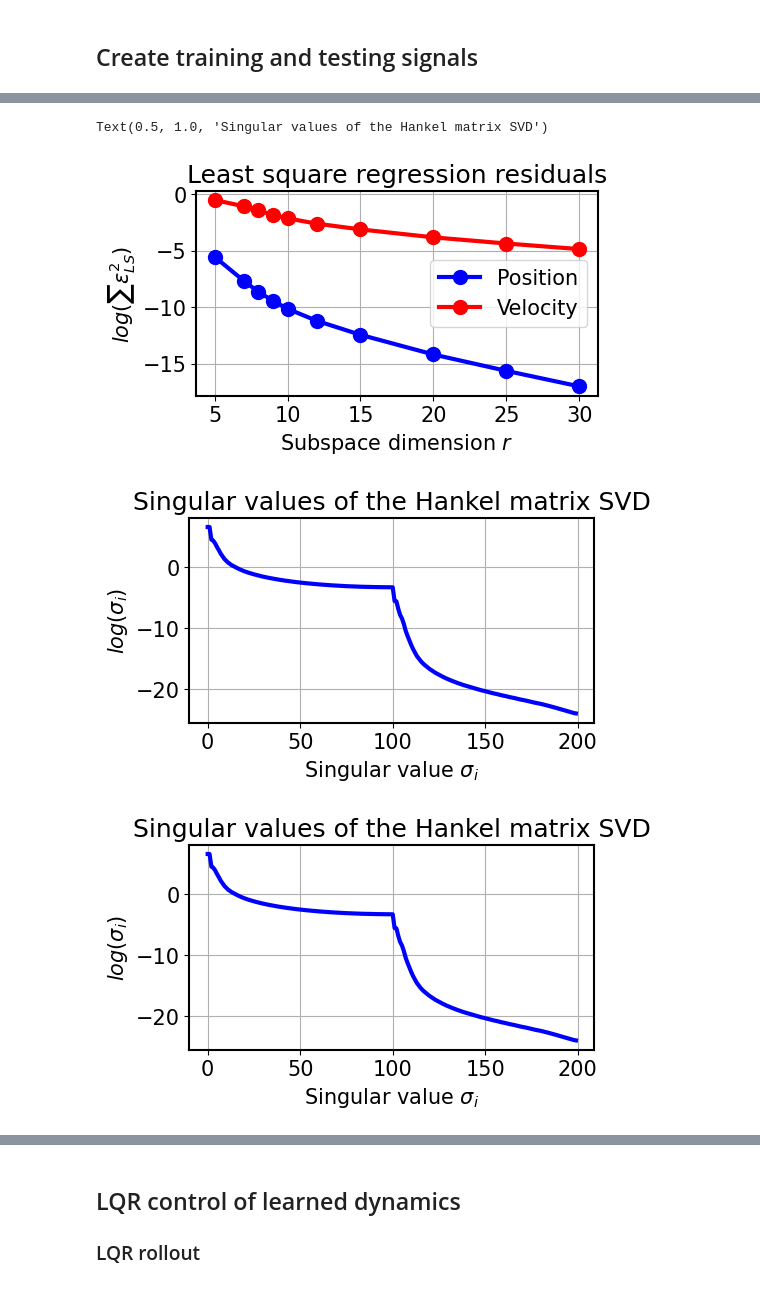
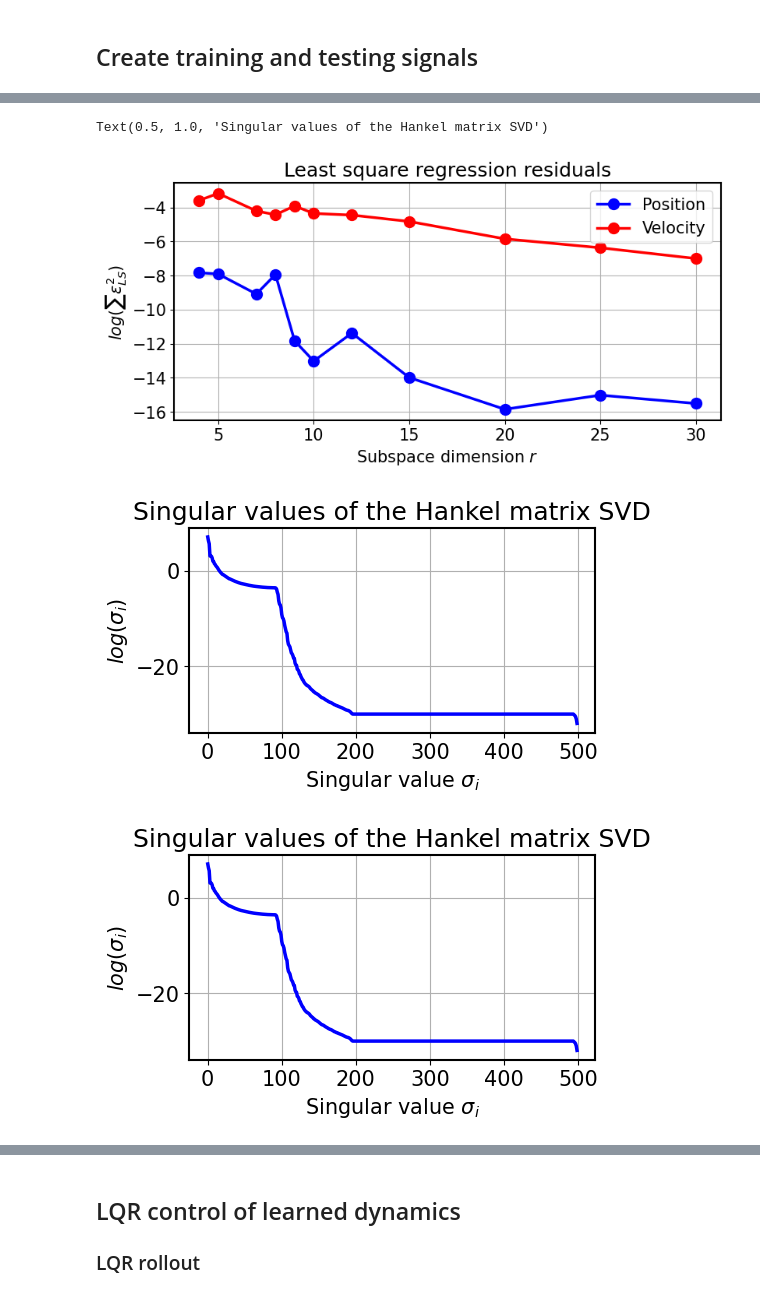
Before and after one commit to CedricFont/Subspace-learning-for-robot-application, a Jupyter notebook: LQR simulation/6_Testing_1D.ipynb, the cells around one changed output, grey strips where cells are left out. Saved outputs shown, nothing was run; the diff lists cells and outputs as text; code cells hidden in the pictures.

```diff
--- a/LQR simulation/6_Testing_1D.ipynb
+++ b/LQR simulation/6_Testing_1D.ipynb
@@ -18,7 +18,7 @@ from scipy.linalg import hankel
 plt.style.use("default")
 plt.rcParams['font.size'] = 13
 plt.rcParams['axes.linewidth'] = 1.5
-plt.rcParams['lines.linewidth'] = 3
+plt.rcParams['lines.linewidth'] = 2.5
 np.set_printoptions(precision=5, suppress=False)
 # %% [output]
 The autoreload extension is already loaded. To reload it, use:
@@ -116,18 +119,18 @@ fig.savefig('Images/Pend_id_sineVar.svg',format='svg',dpi=800)
 
 pend = pend1
 # horizon = np.int(len(pend.T)*.6)
-horizon = 100
+horizon = 1500
 model1 = HAVOK(pend.X, pend1.U)
 X0 = [deg2rad(60),0]
 
-nb_delay = [5,7,8,9,10,12,15,20,25,30]
+nb_delay = [4,5,7,8,9,10,12,15,20,25,30]
 nb_plots = len(nb_delay)
 res = np.empty(shape=[2,nb_plots])
 
 # plt.rcParams['font.size'] = 15
 # fig, ax = plt.subplots(2, 2, constrained_layout = True, figsize=(18,7))
 
-pend = pend2
+pend = pend1
 
 # ax[0,0].plot(pend.T, rad2deg(pend.X[0,:]), label=r"$\theta (t)$")
 # ax[0,0].set_xlabel('Time [s]'), ax[0,0].set_ylabel('Position [deg]')
@@ -160,36 +163,36 @@ for i in range(nb_plots):
 #     ax[0,1].legend(bbox_to_anchor=(.9, 1.35),ncol=nb_plots,fontsize=12)
 
     res[:,i] = model1.residuals
 
 # ax[1,1].plot(nb_delay, np.log(res[0,:]),'-o', markersize=10, color='b', label='Position')
 # ax[1,1].plot(nb_delay, np.log(res[1,:]),'-o', markersize=10, color='r', label='Velocity')
 # ax[1,1].set_xlabel(r'Subspace dimension $r$'), ax[1,1].set_ylabel('Log(precision)'), ax[1,1].legend()
 # ax[1,1].grid(), ax[1,1].set_title('Least square log residuals')
 # ax[0,0].grid(), ax[0,1].grid()
 
 plt.rcParams['font.size'] = 15
-fig = plt.figure(constrained_layout = True, figsize=(5,3))
+fig = plt.figure(constrained_layout = True, figsize=(8,4))
 plt.plot(nb_delay, np.log(res[0,:]),'-o', markersize=10, color='b', label='Position')
 plt.plot(nb_delay, np.log(res[1,:]),'-o', markersize=10, color='r', label='Velocity')
 plt.xlabel(r'Subspace dimension $r$'), plt.ylabel(r'$log(\sum \epsilon_{LS}^2)$'), plt.legend(), plt.grid()
 plt.title('Least square regression residuals')
 
-fig.savefig('Images/Pend_DMD_sineVar.svg',format='svg',dpi=800)
+fig.savefig('Images/Pend_residuals_sine2.svg',format='svg',dpi=800)
 
 plt.rcParams['font.size'] = 15
 fig = plt.figure(constrained_layout = True, figsize=(5,3))
 plt.plot(np.log(model1.sigma), markersize=10, color='b')
 plt.xlabel(r'Singular value $\sigma_i$'), plt.ylabel(r'$log(\sigma_i)$'), plt.grid()
 plt.title('Singular values of the Hankel matrix SVD')
 
 plt.rcParams['font.size'] = 15
 fig = plt.figure(constrained_layout = True, figsize=(5,3))
 plt.plot(np.log(model1.sigma), markersize=10, color='b')
 plt.xlabel(r'Singular value $\sigma_i$'), plt.ylabel(r'$log(\sigma_i)$'), plt.grid()
 plt.title('Singular values of the Hankel matrix SVD')
 # %% [output]
 Text(0.5, 1.0, 'Singular values of the Hankel matrix SVD')
-[figure, old version]
+[figure, new version]
-[figure, old version]
+[figure, new version]
-[figure, old version]
+[figure, new version]
 # %%
```
Also changed, not shown: parts of 10 cells of this notebook, 9 other files.
